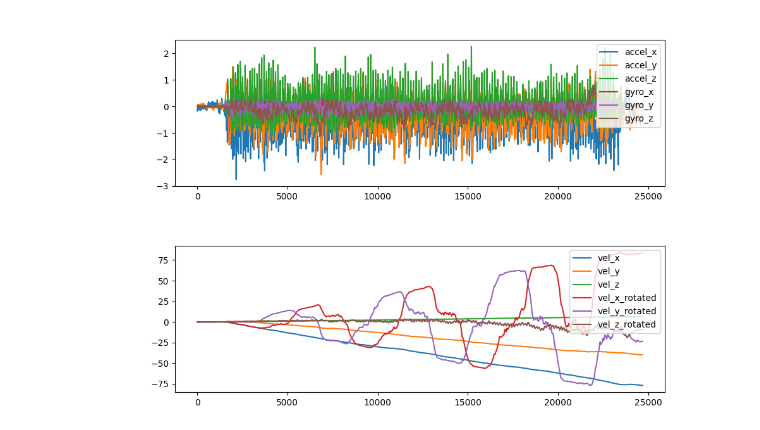
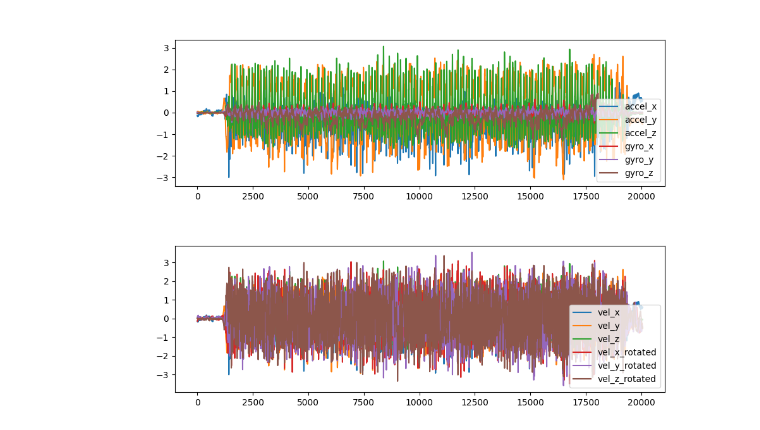
Before and after one commit to icheered/RPCN, a Jupyter notebook: bag_imu.ipynb, the cells around one changed output. Cells and saved outputs as stored; diff of their text form; code cells hidden in the pictures.

Commit message:
differn rotation matrix calculation

```diff
--- a/bag_imu.ipynb
+++ b/bag_imu.ipynb
@@ -12,5 +13,5 @@ from bagpy import bagreader
 # %%
 # Read rosbag data
-bag = bagreader("data/test3.bag")
+bag = bagreader("data/run1.bag")
 #bag.topic_table
 # %% [output]
@@ -80,16 +81,15 @@ plt.plot(vec_gyro)
 plt.legend(['accel_x', 'accel_y', 'accel_z', 'gyro_x', 'gyro_y', 'gyro_z'])
 plt.show()
 # %% [output]
-[figure, old version]
+[figure, new version]
 # %%
 # integrate angular velocity to find rotation (multiply with timestep, then cumulative sum)
-vec_rotation = np.cumsum(vec_gyro * timesteps[:, np.newaxis], axis=0)
-vec_velocity = np.cumsum(vec_accel * timesteps[:, np.newaxis], axis=0)
+vec_rotation = np.cumsum(vec_gyro * timesteps[0:-1, np.newaxis], axis=0)
 # vec_velocity = np.ones_like(vec_velocity)
 # vec_velocity[:, 2] = 0
 
 # rotation calculations
-vec_velocity_rotated = np.zeros_like(vec_velocity)
+vec_accel_rotated = np.zeros_like(vec_rotation)
 for nr, rotation_measure in enumerate(vec_rotation):    # loop over vectors
     roll, pitch, yaw = rotation_measure
     rollMatrix = np.matrix([                    # rotation about x
@@ -106,17 +106,45 @@ for nr, rotation_measure in enumerate(vec_rotation):    # loop over vectors
         [0,            0,           1]])
 
     R = yawMatrix * pitchMatrix * rollMatrix        # combined rotation matrix
-    velocity_rotated = np.matmul(R, vec_velocity[nr])     # matrix multiplication with accel vector
+    velocity_rotated = np.matmul(R, vec_accel[nr])     # matrix multiplication with accel vector
 
-    vec_velocity_rotated[nr, :] = velocity_rotated        # add to array
+    vec_accel_rotated[nr, :] = velocity_rotated        # add to array
+# %%
+# attemp to make another solution
+vec_accel1 = vec_accel[0:-1]
+rotation_array = []                 # to store the rotation matrixes
+prevR = [[1,0,0],[0,1,0],[0,0,1]]   # identity matrix as start
+
+# rotation calculations
+vec_accel_rotated = np.zeros_like(vec_rotation)
+for nr, rotation_measure in enumerate(vec_gyro):    # loop over vectors
+    roll, pitch, yaw = rotation_measure
+    rollMatrix = np.matrix([                    # rotation about x
+        [1, 0,             0           ],
+        [0, np.cos(roll), -np.sin(roll)],
+        [0, np.sin(roll),  np.cos(roll)]])
+    pitchMatrix = np.matrix([                   # rotation about y
+        [ np.cos(pitch), 0, np.sin(pitch)],
+        [0,              1,  0           ],
+        [-np.sin(pitch), 0, np.cos(pitch)]])
+    yawMatrix = np.matrix([                     # rotation about z
+        [np.cos(yaw), -np.sin(yaw), 0],
+        [np.sin(yaw),  np.cos(yaw), 0],
+        [0,            0,           1]])
+
+    R = yawMatrix * pitchMatrix * rollMatrix * prevR       # combined rotation matrix
+    rotation_array.append(R)
+    accel_rotated = np.matmul(R, vec_accel[nr])     # matrix multiplication with accel vector
+    vec_accel_rotated[nr, :] = accel_rotated        # add to array
+    prevR = R
 # %%
 # plot the data to get an idea of the values
 plt.figure(figsize=(10, 3))
-plt.plot(vec_velocity)
-plt.plot(vec_velocity_rotated)
+plt.plot(vec_accel)
+plt.plot(vec_accel_rotated)
 plt.legend(['vel_x', 'vel_y', 'vel_z', 'vel_x_rotated', 'vel_y_rotated', 'vel_z_rotated'])
 plt.show()
 # %% [output]
-[figure, old version]
+[figure, new version]
 # %%
 # do some integrations on the velocity/position data
```
Also changed, not shown: parts of 7 cells of this notebook.
